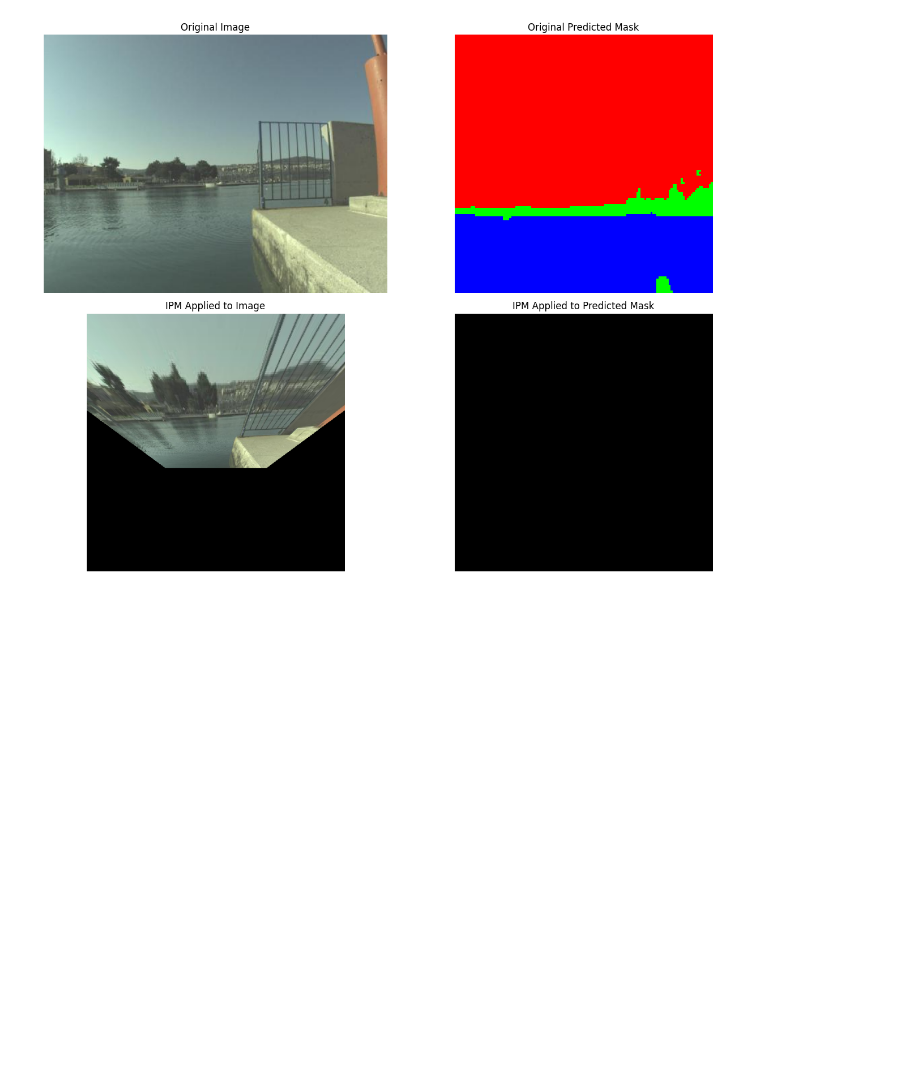
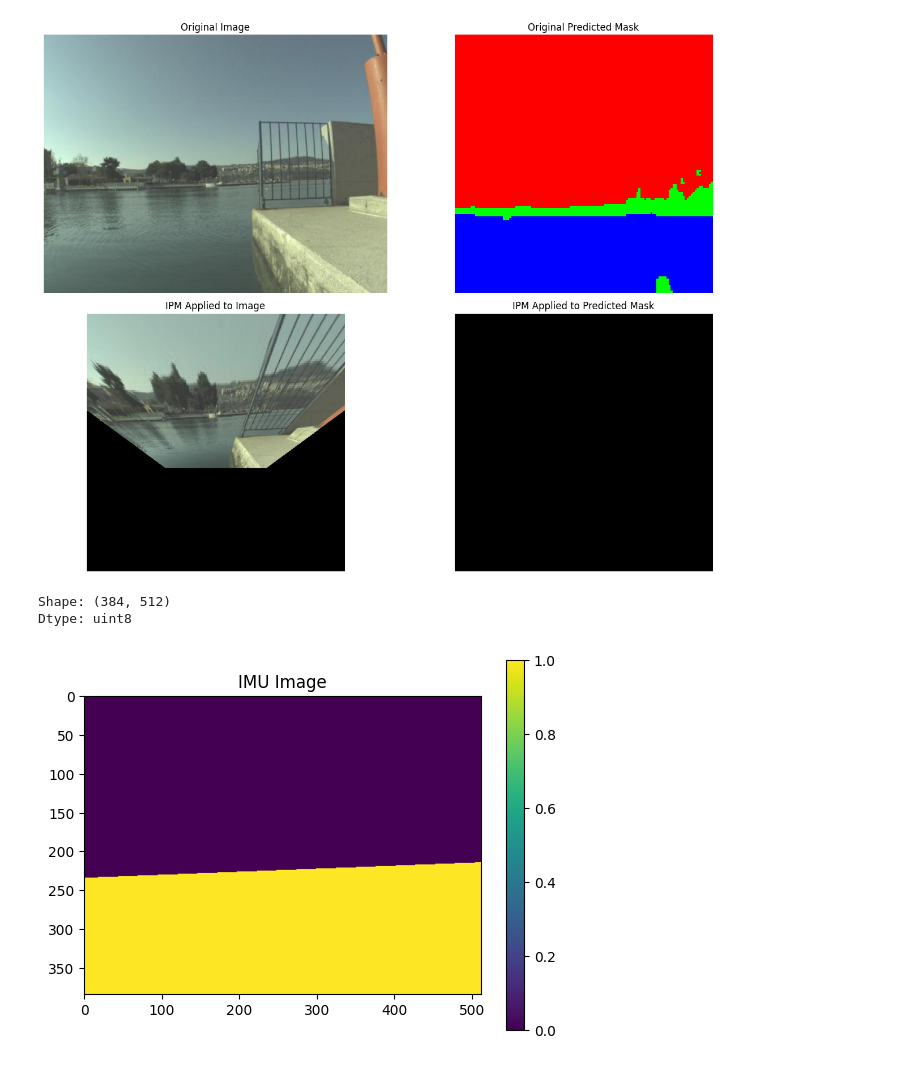
Before and after one commit to wilbur1240/vit-segmentation, a Jupyter notebook: code/mask2BEV.ipynb, the cells around one changed output. Drawn from its saved outputs; the diff is of its cells as text; code cells hidden in the pictures; blank space fills up the shorter version.

```diff
--- a/code/mask2BEV.ipynb
+++ b/code/mask2BEV.ipynb
@@ -148,3 +148,19 @@ pred_mask = pred_masks[idx]
 visualize_ipm(raw_image, pred_mask, color_map=color_map)
 # %% [output]
 [figure]
+# %%
+import cv2
+import numpy as np
+import matplotlib.pyplot as plt
+
+imu_img = cv2.imread('../data/MaSTr1325_renamed/imus_512x384/0200.png', cv2.IMREAD_UNCHANGED)
+print("Shape:", imu_img.shape)
+print("Dtype:", imu_img.dtype)
+plt.imshow(imu_img)
+plt.colorbar()
+plt.title("IMU Image")
+plt.show()
+# %% [output]
+Shape: (384, 512)
+Dtype: uint8
+[figure, added]
```
Also changed, not shown: 26 other files.
